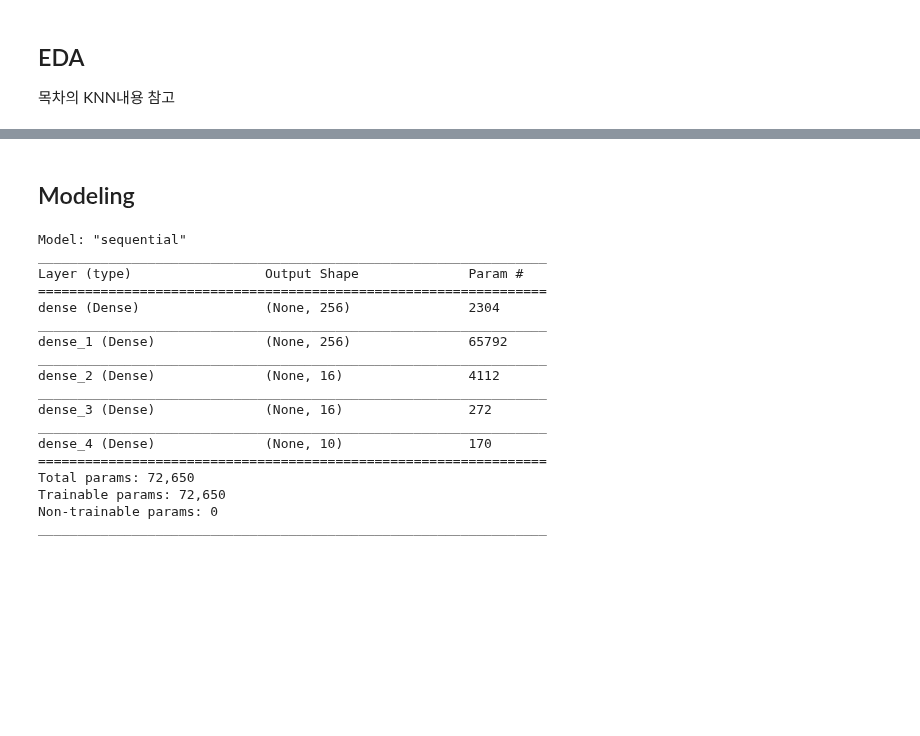
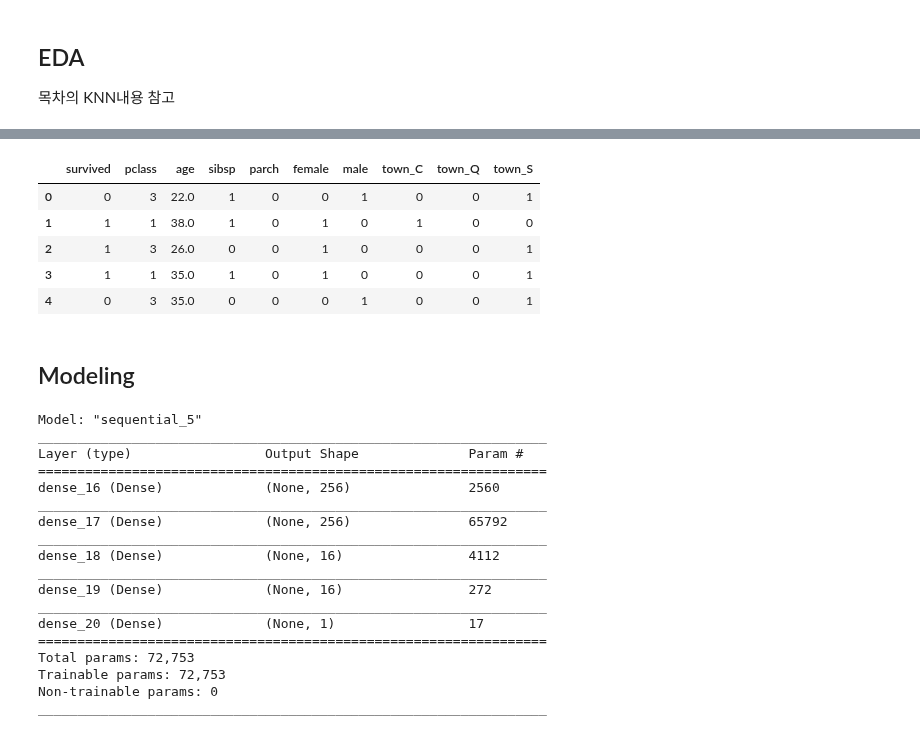
Before and after one commit to cpprhtn/Cpprhtn-s_Deep_Learning, a Jupyter notebook: AI_Class/021/Dnn.ipynb, the cells around one changed output, grey strips where cells are left out. Saved outputs shown, nothing was run; the diff lists cells and outputs as text; code cells hidden in the pictures; blank space fills up the shorter version.

```diff
--- a/AI_Class/021/Dnn.ipynb
+++ b/AI_Class/021/Dnn.ipynb
@@ -26,2 +146,20 @@ df = sns.load_dataset('titanic')
+# %%
+onehot_sex = pd.get_dummies(df['sex'])
+# %%
+df = pd.concat([df, onehot_sex], axis=1)
+# %%
+onehot_embarked = pd.get_dummies(df['embarked'], prefix='town')
+df = pd.concat([df, onehot_embarked], axis=1)
+# %%
+df.drop(['sex', 'embarked'], axis=1, inplace=True)
+# %%
+df.head()
+# %% [output]
+|  | survived | pclass | age | sibsp | parch | female | male | town_C | town_Q | town_S |
+| 0 | 0 | 3 | 22.0 | 1 | 0 | 0 | 1 | 0 | 0 | 1 |
+| 1 | 1 | 1 | 38.0 | 1 | 0 | 1 | 0 | 1 | 0 | 0 |
+| 2 | 1 | 3 | 26.0 | 0 | 0 | 1 | 0 | 0 | 0 | 1 |
+| 3 | 1 | 1 | 35.0 | 1 | 0 | 1 | 0 | 0 | 0 | 1 |
+| 4 | 0 | 3 | 35.0 | 0 | 0 | 0 | 1 | 0 | 0 | 1 |
 # %% [markdown]
 ## Modeling
@@ -30,30 +178,30 @@ from tensorflow.keras.models import Sequential
 from tensorflow.keras.layers import Dense
 # %%
 model = Sequential()
-model.add(Dense(256, input_shape=(8,), activation='relu'))
+model.add(Dense(256, input_shape=(9,), activation='relu'))
 model.add(Dense(256, activation='relu'))
 model.add(Dense(16, activation='relu'))
 model.add(Dense(16, activation='relu'))
-model.add(Dense((10), activation='sigmoid'))
+model.add(Dense((1), activation='sigmoid'))
 model.compile(loss='mse', optimizer='Adam', metrics=['accuracy'])
 model.summary()
 # %% [output]
-Model: "sequential"
+Model: "sequential_5"
 _________________________________________________________________
 Layer (type)                 Output Shape              Param #
 =================================================================
-dense (Dense)                (None, 256)               2304
+dense_16 (Dense)             (None, 256)               2560
 _________________________________________________________________
-dense_1 (Dense)              (None, 256)               65792
+dense_17 (Dense)             (None, 256)               65792
 _________________________________________________________________
-dense_2 (Dense)              (None, 16)                4112
+dense_18 (Dense)             (None, 16)                4112
 _________________________________________________________________
-dense_3 (Dense)              (None, 16)                272
+dense_19 (Dense)             (None, 16)                272
 _________________________________________________________________
-dense_4 (Dense)              (None, 10)                170
+dense_20 (Dense)             (None, 1)                 17
 =================================================================
-Total params: 72,650
-Trainable params: 72,650
+Total params: 72,753
+Trainable params: 72,753
 Non-trainable params: 0
 _________________________________________________________________
 # %%
```
Also changed, not shown: parts of 17 cells of this notebook.
